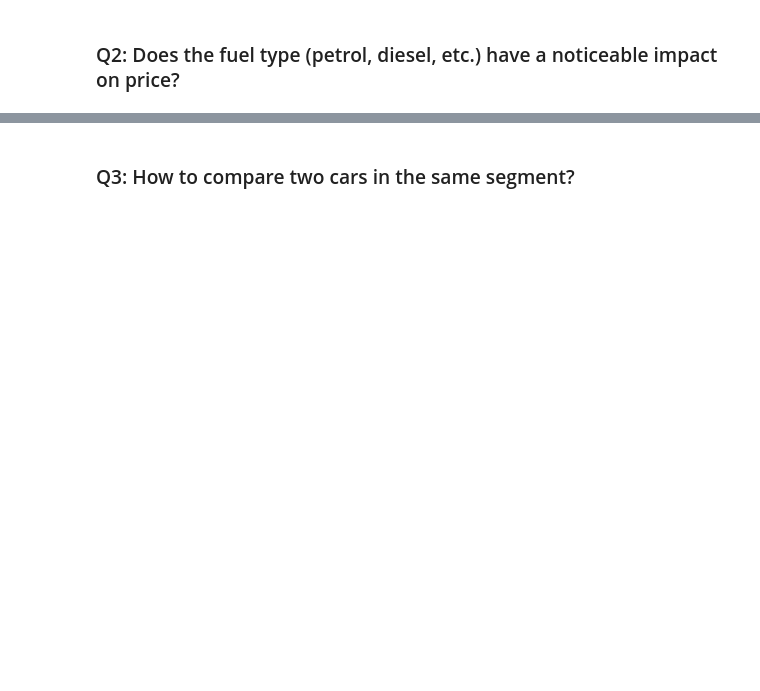
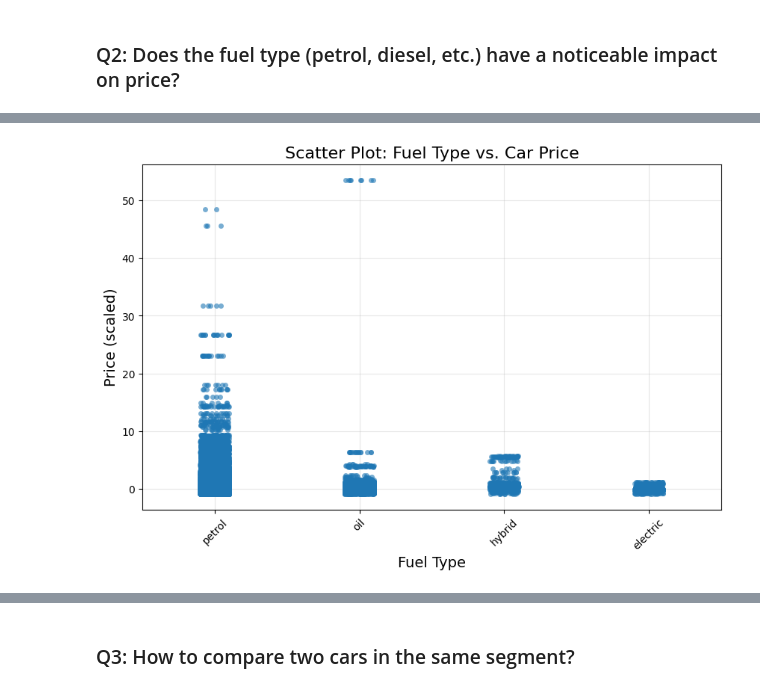
Before and after one commit to minhnguyen200703/car_prediction, a Jupyter notebook: EDA.ipynb, the cells around one changed output, grey strips where cells are left out. Saved outputs shown, nothing was run; the diff lists cells and outputs as text; code cells hidden in the pictures; blank space fills up the shorter version.

```diff
--- a/EDA.ipynb
+++ b/EDA.ipynb
@@ -70,0 +69,12 @@ strong multicollinearity or other numerical problems.
+# %%
+# Scatter plot for Fuel Type vs Price
+plt.figure(figsize=(10, 6))
+sns.stripplot(data=df_car, x='fuel', y='price', jitter=True, alpha=0.6)
+plt.title('Scatter Plot: Fuel Type vs. Car Price', fontsize=16)
+plt.xlabel('Fuel Type', fontsize=14)
+plt.ylabel('Price (scaled)', fontsize=14)
+plt.xticks(rotation=45)
+plt.grid(alpha=0.3)
+plt.show()
+# %% [output]
+[figure, added]
```
Also changed, not shown: parts of 15 cells of this notebook.
